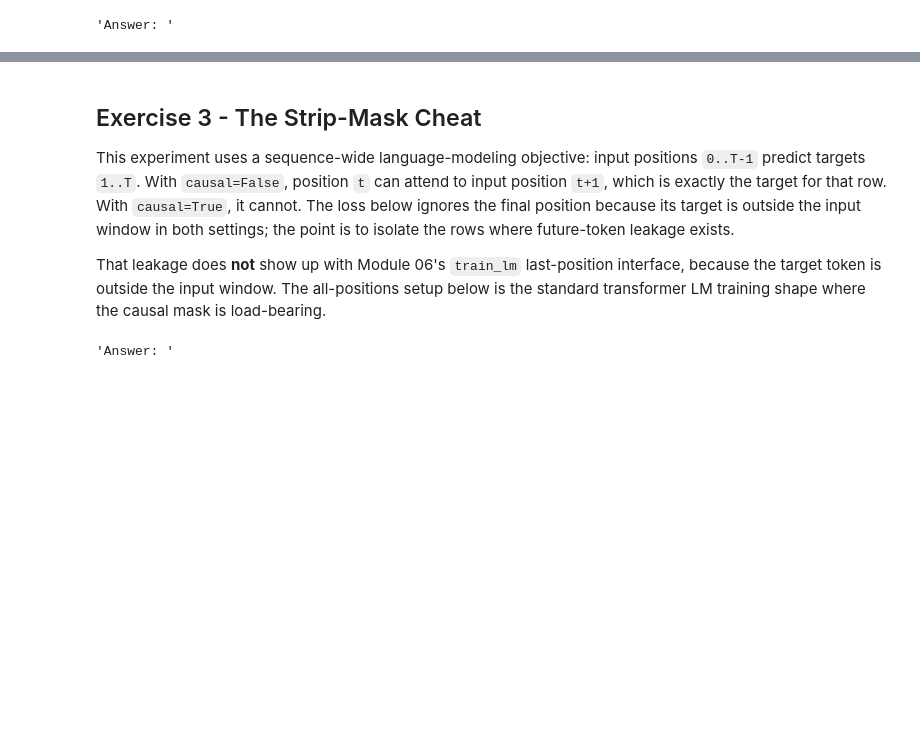
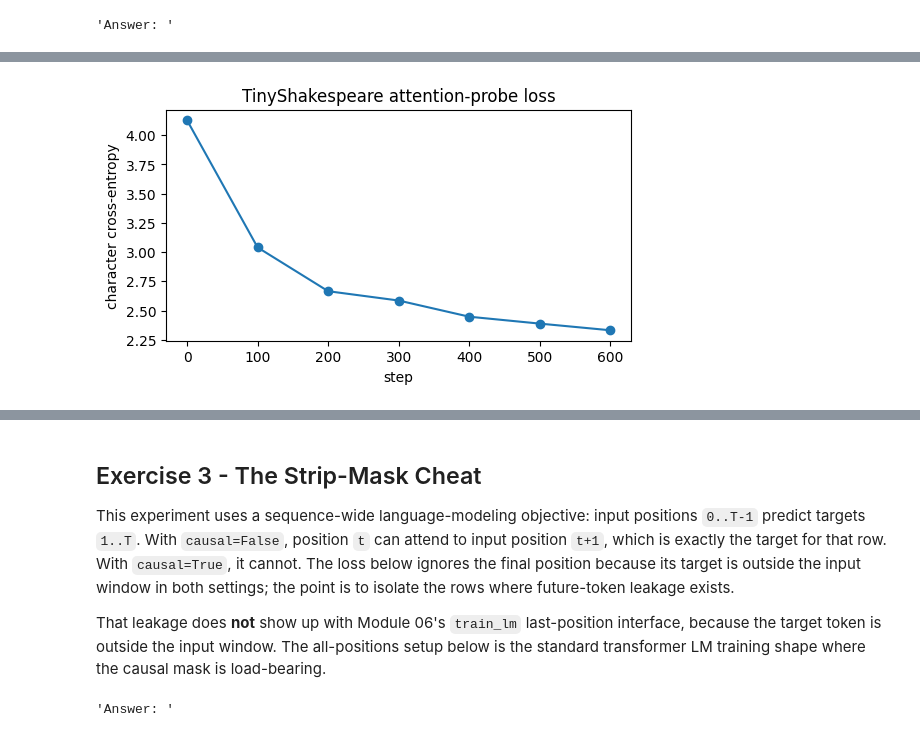
Before and after one commit to Mister-Meeseeks/g2c, a Jupyter notebook: notebooks/solutions/07-attention.ipynb, the cells around one changed output, grey strips where cells are left out. Cells and saved outputs as stored; diff of their text form; code cells hidden in the pictures; blank space fills up the shorter version.

```diff
--- a/notebooks/solutions/07-attention.ipynb
+++ b/notebooks/solutions/07-attention.ipynb
@@ -166,0 +311,85 @@ plt.show()
+# %%
+probe_data = load_tinyshakespeare_chars()
+if probe_data is None:
+    print("Skipping TinyShakespeare attention probe: run ./setup.sh first.")
+else:
+    _, shakespeare_ids, char_to_id, id_to_char = probe_data
+    probe_seq_len = 64
+    probe_prompt = "First Citizen:\nBefore we proceed any further, hear me speak.\n"
+    probe_prompt = probe_prompt[:probe_seq_len]
+    probe_prompt_ids = torch.tensor(
+        [[char_to_id.get(ch, char_to_id[" "]) for ch in probe_prompt]],
+        dtype=torch.long,
+    )
+
+    _ = torch.manual_seed(7)
+    probe_model = TinyShakespeareAttentionProbe(
+        vocab_size=len(char_to_id),
+        seq_len=probe_seq_len,
+        embedding_dim=64,
+    )
+    probe_device = resolve_device(experiment_device)
+    probe_model.to(probe_device)
+    before_weights = probe_model.attention_weights_for_ids(
+        probe_prompt_ids.to(probe_device)
+    )[0].detach().cpu()
+
+    start = time.perf_counter()
+    probe_steps, probe_losses = train_attention_probe(
+        probe_model,
+        shakespeare_ids,
+        steps=600,
+        batch_size=128,
+        lr=3e-3,
+        log_every=100,
+    )
+    elapsed = time.perf_counter() - start
+    after_weights = probe_model.attention_weights_for_ids(
+        probe_prompt_ids.to(probe_device)
+    )[0].detach().cpu()
+
+    print(f"trained for {elapsed:.1f}s on {probe_device}")
+    print("loss:", [round(x, 3) for x in probe_losses])
+    print(
+        "mean max attention before/after:",
+        round(float(before_weights.max(dim=-1).values.mean()), 3),
+        round(float(after_weights.max(dim=-1).values.mean()), 3),
+    )
+    print(
+        "mean attention entropy before/after:",
+        round(attention_entropy(before_weights), 3),
+        round(attention_entropy(after_weights), 3),
+    )
+
+    plt.figure(figsize=(6, 3))
+    plt.plot(probe_steps, probe_losses, marker="o")
+    plt.title("TinyShakespeare attention-probe loss")
+    plt.xlabel("step")
+    plt.ylabel("character cross-entropy")
+    plt.show()
+
+    labels = char_axis_labels(probe_prompt)
+    baseline = causal_uniform_matrix(len(labels))
+    panels = [
+        ("before training", before_weights, "viridis", 0.0, 1.0),
+        ("after training", after_weights, "viridis", 0.0, 1.0),
+        ("before - causal uniform", before_weights - baseline, "coolwarm", None, None),
+        ("after - causal uniform", after_weights - baseline, "coolwarm", None, None),
+    ]
+
+    fig, axes = plt.subplots(2, 2, figsize=(14, 10), constrained_layout=True)
+    for ax, (title, matrix, cmap, vmin, vmax) in zip(axes.flat, panels):
+        if vmin is None or vmax is None:
+            limit = max(float(matrix.abs().max()), 1e-6)
+            vmin, vmax = -limit, limit
+        image = ax.imshow(matrix, vmin=vmin, vmax=vmax, cmap=cmap)
+        ax.set_title(title)
+        ax.set_xlabel("key position")
+        ax.set_ylabel("query position")
+        ax.set_xticks(range(len(labels)))
+        ax.set_yticks(range(len(labels)))
+        ax.set_xticklabels(labels, rotation=90, fontsize=6)
+        ax.set_yticklabels(labels, fontsize=6)
+        fig.colorbar(image, ax=ax, fraction=0.046, pad=0.04)
+    plt.show()
+# %% [output]
@@ -166,0 +400 @@ plt.show()
+[figure, added]
```
Also changed, not shown: parts of 13 cells of this notebook, 6 other files.
